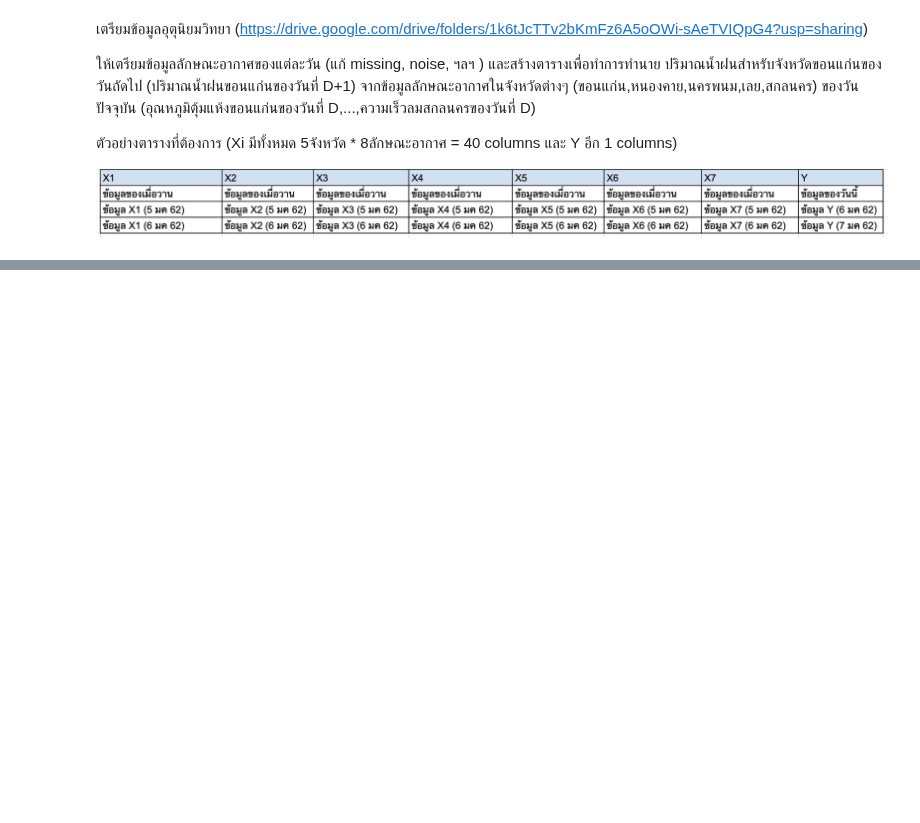
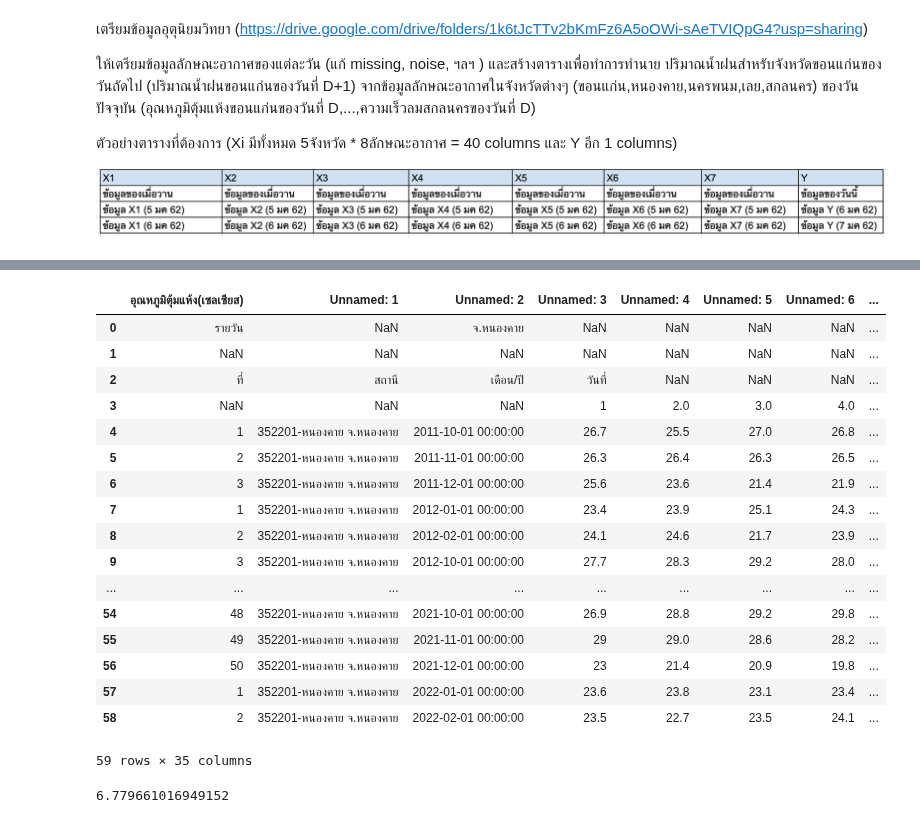
Before and after one commit to Thitiphorn267-3/BSC_DPDM23-1, a Jupyter notebook: midterm_bscdpdm23.ipynb, the cells around one changed output, grey strips where cells are left out. Saved outputs shown, nothing was run; the diff lists cells and outputs as text; code cells hidden in the pictures; blank space fills up the shorter version.

```diff
--- a/midterm_bscdpdm23.ipynb
+++ b/midterm_bscdpdm23.ipynb
@@ -11,0 +432,21 @@
+# %%
+data_ตุ้มแห้ง_หนองคาย
+# %% [output]
+|  | อุณหภูมิตุ้มแห้ง(เซลเซียส) | Unnamed: 1 | Unnamed: 2 | Unnamed: 3 | Unnamed: 4 | Unnamed: 5 | Unnamed: 6 | ... |
+| 0 | รายวัน | NaN | จ.หนองคาย | NaN | NaN | NaN | NaN | ... |
+| 1 | NaN | NaN | NaN | NaN | NaN | NaN | NaN | ... |
+| 2 | ที่ | สถานี | เดือน/ปี | วันที่ | NaN | NaN | NaN | ... |
+| 3 | NaN | NaN | NaN | 1 | 2.0 | 3.0 | 4.0 | ... |
+| 4 | 1 | 352201-หนองคาย จ.หนองคาย | 2011-10-01 00:00:00 | 26.7 | 25.5 | 27.0 | 26.8 | ... |
+| 5 | 2 | 352201-หนองคาย จ.หนองคาย | 2011-11-01 00:00:00 | 26.3 | 26.4 | 26.3 | 26.5 | ... |
+| 6 | 3 | 352201-หนองคาย จ.หนองคาย | 2011-12-01 00:00:00 | 25.6 | 23.6 | 21.4 | 21.9 | ... |
+| 7 | 1 | 352201-หนองคาย จ.หนองคาย | 2012-01-01 00:00:00 | 23.4 | 23.9 | 25.1 | 24.3 | ... |
+| 8 | 2 | 352201-หนองคาย จ.หนองคาย | 2012-02-01 00:00:00 | 24.1 | 24.6 | 21.7 | 23.9 | ... |
+| 9 | 3 | 352201-หนองคาย จ.หนองคาย | 2012-10-01 00:00:00 | 27.7 | 28.3 | 29.2 | 28.0 | ... |
+| ... | ... | ... | ... | ... | ... | ... | ... | ... |
+| 54 | 48 | 352201-หนองคาย จ.หนองคาย | 2021-10-01 00:00:00 | 26.9 | 28.8 | 29.2 | 29.8 | ... |
+| 55 | 49 | 352201-หนองคาย จ.หนองคาย | 2021-11-01 00:00:00 | 29 | 29.0 | 28.6 | 28.2 | ... |
+| 56 | 50 | 352201-หนองคาย จ.หนองคาย | 2021-12-01 00:00:00 | 23 | 21.4 | 20.9 | 19.8 | ... |
+| 57 | 1 | 352201-หนองคาย จ.หนองคาย | 2022-01-01 00:00:00 | 23.6 | 23.8 | 23.1 | 23.4 | ... |
+| 58 | 2 | 352201-หนองคาย จ.หนองคาย | 2022-02-01 00:00:00 | 23.5 | 22.7 | 23.5 | 24.1 | ... |
+59 rows × 35 columns
@@ -11,0 +455,4 @@
+# %%
+100*((len(data_ตุ้มแห้ง_หนองคาย)-len(data_ตุ้มแห้ง_หนองคาย_drop))/len(data_ตุ้มแห้ง_หนองคาย))
+# %% [output]
+6.779661016949152
```
Also changed, not shown: parts of 98 cells of this notebook.
